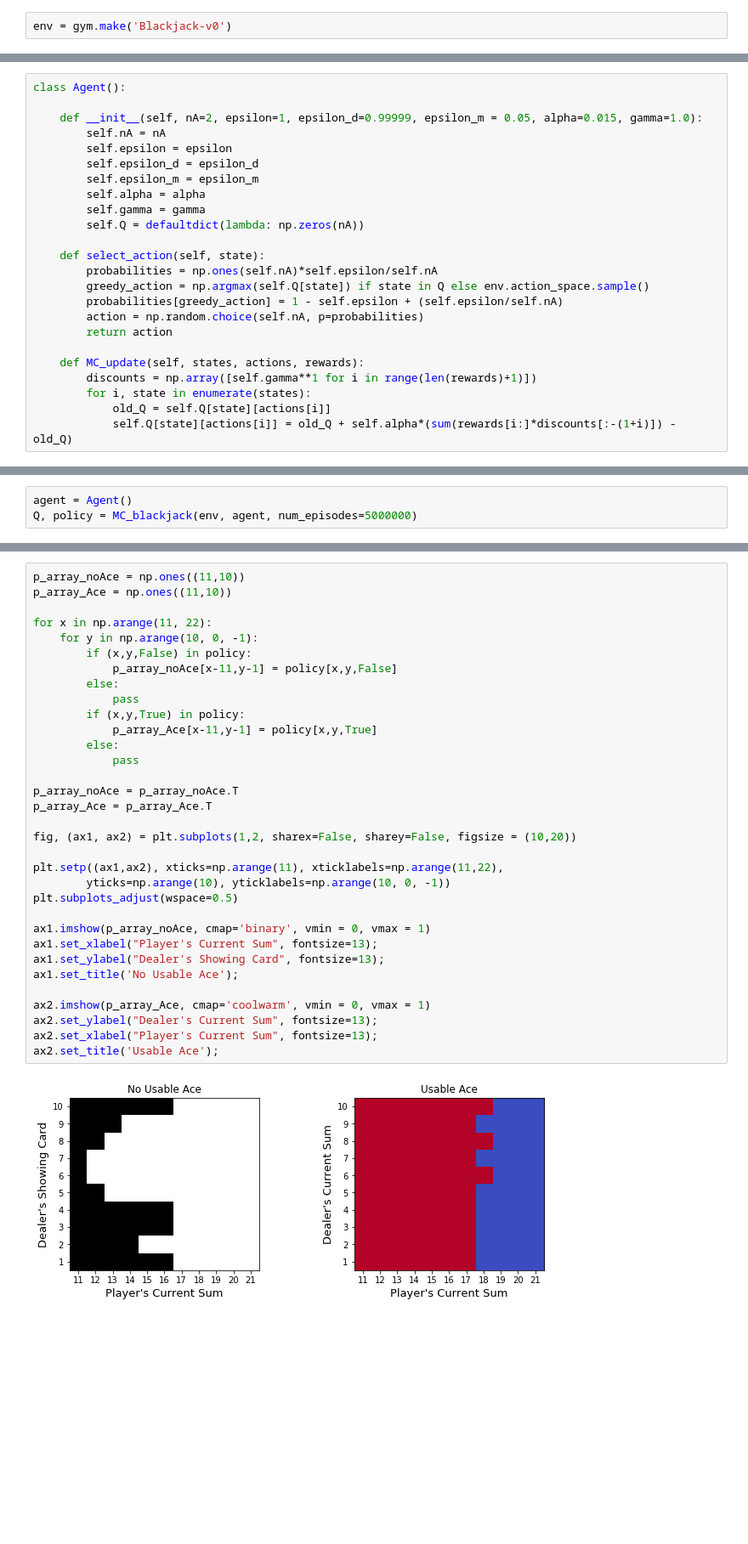
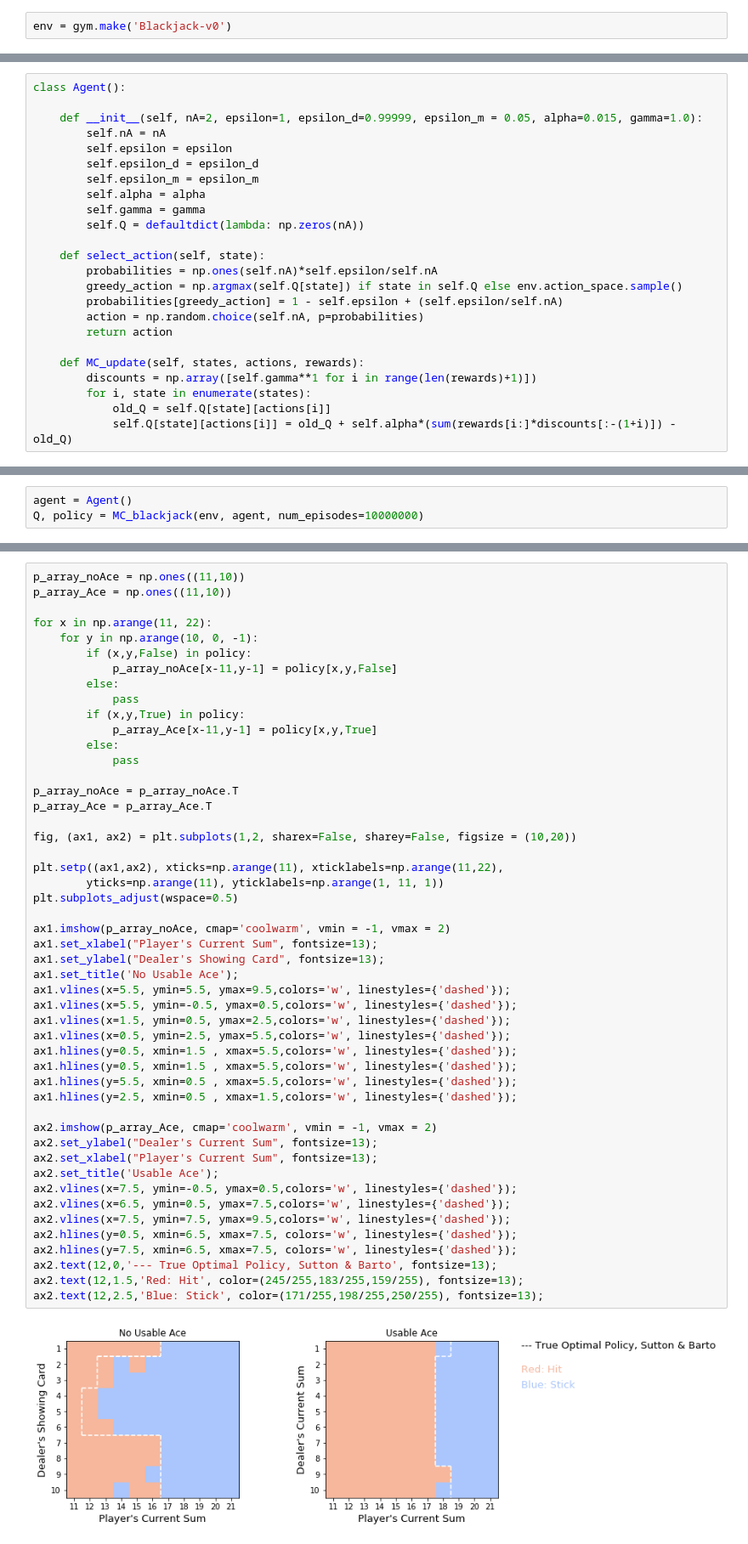
Before and after one commit to andrefmsmith/amsRL_openAIgym, a Jupyter notebook: AMS_Blackjack.ipynb, the cells around one changed output, grey strips where cells are left out. Shown: that part at 85% size. Saved outputs shown, nothing was run; the diff lists cells and outputs as text; blank space fills up the shorter version.

```diff
--- a/AMS_Blackjack.ipynb
+++ b/AMS_Blackjack.ipynb
@@ -20,7 +28,7 @@ class Agent():
 
     def select_action(self, state):
         probabilities = np.ones(self.nA)*self.epsilon/self.nA
-        greedy_action = np.argmax(self.Q[state]) if state in Q else env.action_space.sample()
+        greedy_action = np.argmax(self.Q[state]) if state in self.Q else env.action_space.sample()
         probabilities[greedy_action] = 1 - self.epsilon + (self.epsilon/self.nA)
         action = np.random.choice(self.nA, p=probabilities)
         return action
@@ -129,4 +72,4 @@ def plot_policy(policy):
 # %%
 agent = Agent()
-Q, policy = MC_blackjack(env, agent, num_episodes=5000000)
+Q, policy = MC_blackjack(env, agent, num_episodes=10000000)
 # %% [output]
@@ -183,34 +124,50 @@ ax2.set_title('Usable Ace');
 p_array_noAce = np.ones((11,10))
 p_array_Ace = np.ones((11,10))
 
 for x in np.arange(11, 22):
     for y in np.arange(10, 0, -1):
         if (x,y,False) in policy:
             p_array_noAce[x-11,y-1] = policy[x,y,False]
         else:
             pass
         if (x,y,True) in policy:
             p_array_Ace[x-11,y-1] = policy[x,y,True]
         else:
             pass
 
 p_array_noAce = p_array_noAce.T
 p_array_Ace = p_array_Ace.T
 
 fig, (ax1, ax2) = plt.subplots(1,2, sharex=False, sharey=False, figsize = (10,20))
 
 plt.setp((ax1,ax2), xticks=np.arange(11), xticklabels=np.arange(11,22),
-        yticks=np.arange(10), yticklabels=np.arange(10, 0, -1))
+        yticks=np.arange(11), yticklabels=np.arange(1, 11, 1))
 plt.subplots_adjust(wspace=0.5)
 
-ax1.imshow(p_array_noAce, cmap='binary', vmin = 0, vmax = 1)
+ax1.imshow(p_array_noAce, cmap='coolwarm', vmin = -1, vmax = 2)
 ax1.set_xlabel("Player's Current Sum", fontsize=13);
 ax1.set_ylabel("Dealer's Showing Card", fontsize=13);
 ax1.set_title('No Usable Ace');
+ax1.vlines(x=5.5, ymin=5.5, ymax=9.5,colors='w', linestyles={'dashed'});
+ax1.vlines(x=5.5, ymin=-0.5, ymax=0.5,colors='w', linestyles={'dashed'});
+ax1.vlines(x=1.5, ymin=0.5, ymax=2.5,colors='w', linestyles={'dashed'});
+ax1.vlines(x=0.5, ymin=2.5, ymax=5.5,colors='w', linestyles={'dashed'});
+ax1.hlines(y=0.5, xmin=1.5 , xmax=5.5,colors='w', linestyles={'dashed'});
+ax1.hlines(y=0.5, xmin=1.5 , xmax=5.5,colors='w', linestyles={'dashed'});
+ax1.hlines(y=5.5, xmin=0.5 , xmax=5.5,colors='w', linestyles={'dashed'});
+ax1.hlines(y=2.5, xmin=0.5 , xmax=1.5,colors='w', linestyles={'dashed'});
 
-ax2.imshow(p_array_Ace, cmap='coolwarm', vmin = 0, vmax = 1)
+ax2.imshow(p_array_Ace, cmap='coolwarm', vmin = -1, vmax = 2)
 ax2.set_ylabel("Dealer's Current Sum", fontsize=13);
 ax2.set_xlabel("Player's Current Sum", fontsize=13);
 ax2.set_title('Usable Ace');
+ax2.vlines(x=7.5, ymin=-0.5, ymax=0.5,colors='w', linestyles={'dashed'});
+ax2.vlines(x=6.5, ymin=0.5, ymax=7.5,colors='w', linestyles={'dashed'});
+ax2.vlines(x=7.5, ymin=7.5, ymax=9.5,colors='w', linestyles={'dashed'});
+ax2.hlines(y=0.5, xmin=6.5, xmax=7.5, colors='w', linestyles={'dashed'});
+ax2.hlines(y=7.5, xmin=6.5, xmax=7.5, colors='w', linestyles={'dashed'});
+ax2.text(12,0,'--- True Optimal Policy, Sutton & Barto', fontsize=13);
+ax2.text(12,1.5,'Red: Hit', color=(245/255,183/255,159/255), fontsize=13);
+ax2.text(12,2.5,'Blue: Stick', color=(171/255,198/255,250/255), fontsize=13);
 # %% [output]
-[figure, old version]
+[figure, new version]
```
Also changed, not shown: parts of 15 cells of this notebook.
